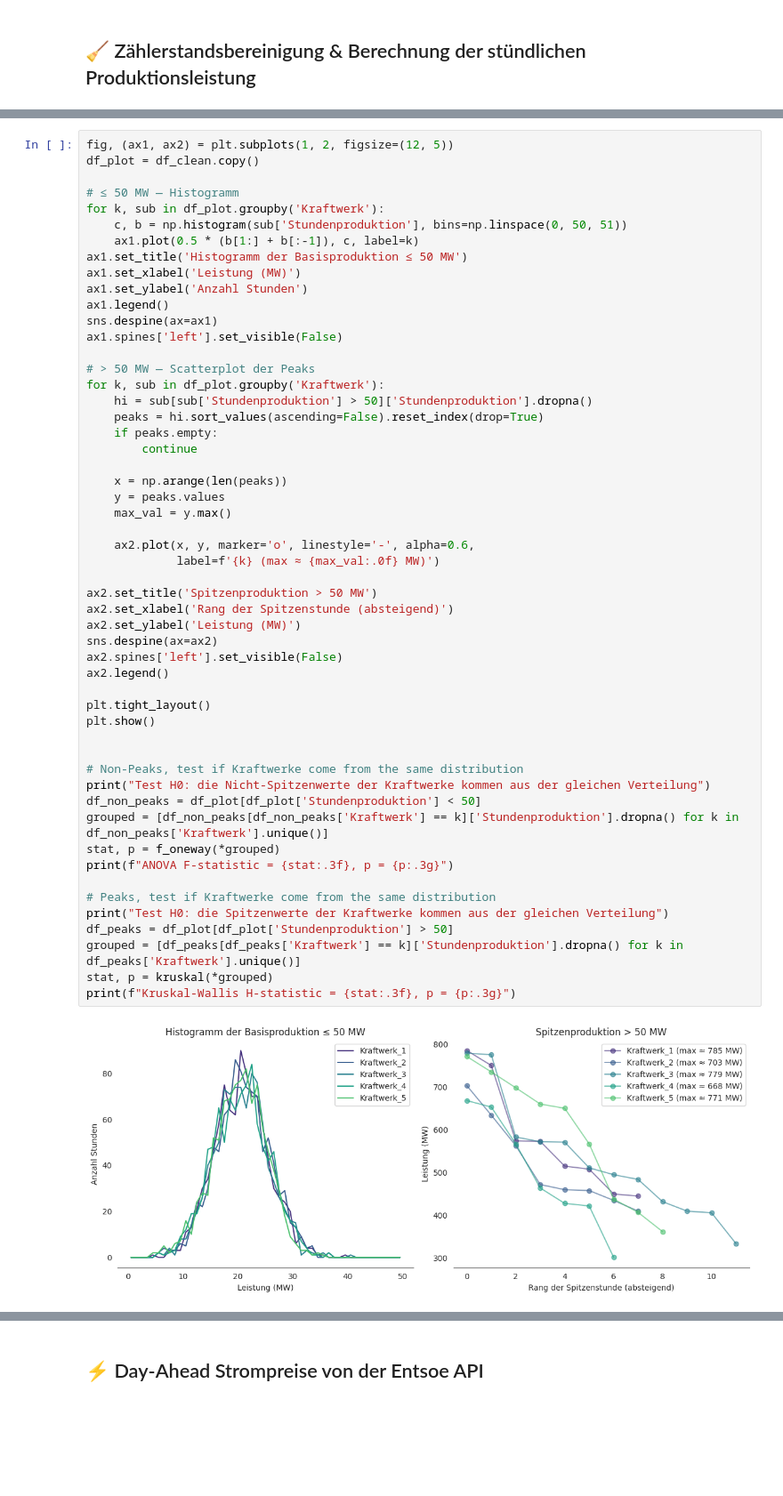
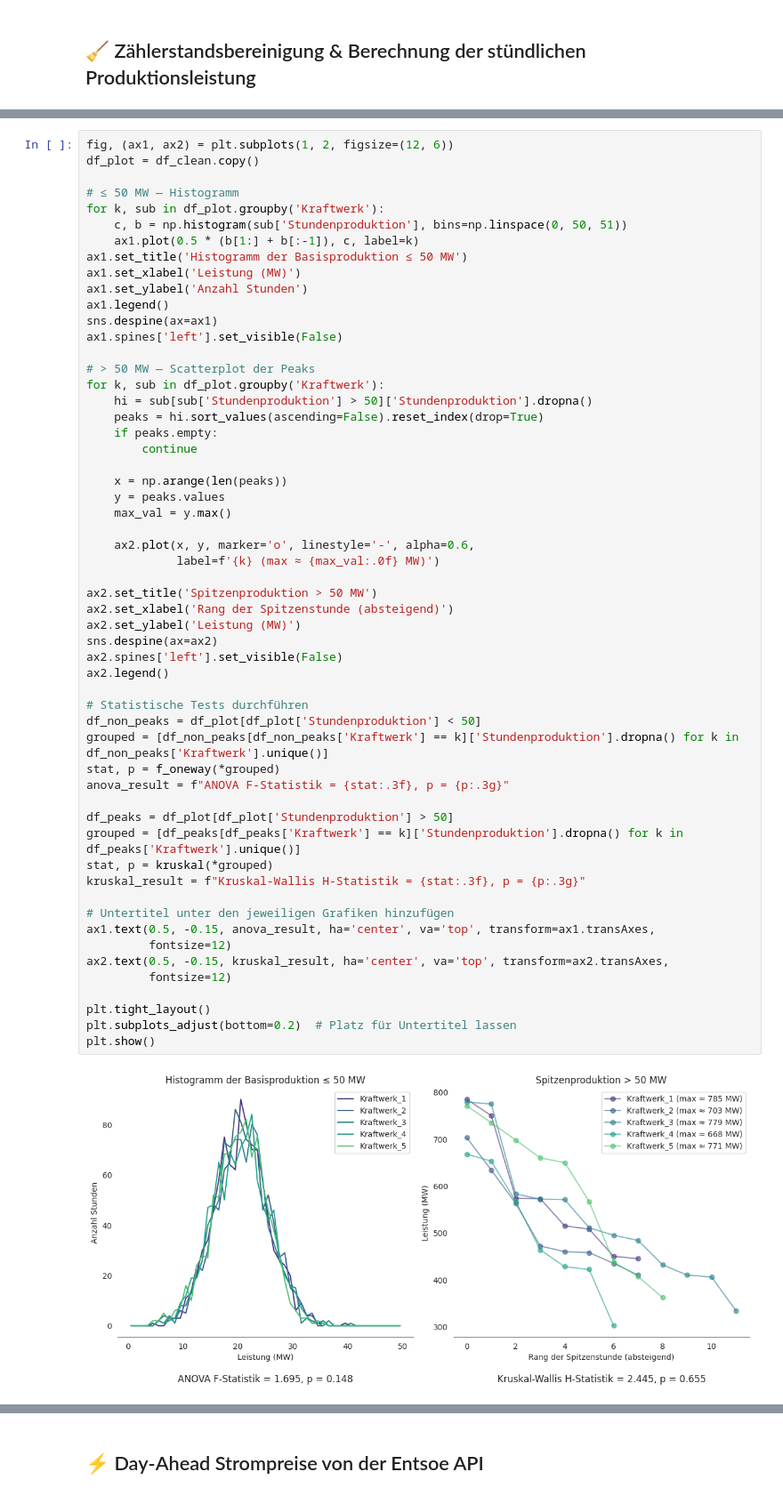
Before and after one commit to schwericke/gasag, a Jupyter notebook: notebooks/Kraftwerksanalyse_komplett.ipynb, the cells around one changed output, grey strips where cells are left out. Shown at 89% size. Cells and saved outputs as stored; diff of their text form; blank space fills up the shorter version.

```diff
--- a/notebooks/Kraftwerksanalyse_komplett.ipynb
+++ b/notebooks/Kraftwerksanalyse_komplett.ipynb
@@ -118,5 +113,5 @@ df_clean.head()
 # %%
-fig, (ax1, ax2) = plt.subplots(1, 2, figsize=(12, 5))
+fig, (ax1, ax2) = plt.subplots(1, 2, figsize=(12, 6))
 df_plot = df_clean.copy()
 
 # ≤ 50 MW — Histogramm
@@ -132,41 +127,44 @@ ax1.spines['left'].set_visible(False)
 
 # > 50 MW — Scatterplot der Peaks
 for k, sub in df_plot.groupby('Kraftwerk'):
     hi = sub[sub['Stundenproduktion'] > 50]['Stundenproduktion'].dropna()
     peaks = hi.sort_values(ascending=False).reset_index(drop=True)
     if peaks.empty:
         continue
 
     x = np.arange(len(peaks))
     y = peaks.values
     max_val = y.max()
 
     ax2.plot(x, y, marker='o', linestyle='-', alpha=0.6,
              label=f'{k} (max ≈ {max_val:.0f} MW)')
 
 ax2.set_title('Spitzenproduktion > 50 MW')
 ax2.set_xlabel('Rang der Spitzenstunde (absteigend)')
 ax2.set_ylabel('Leistung (MW)')
 sns.despine(ax=ax2)
 ax2.spines['left'].set_visible(False)
 ax2.legend()
 
-plt.tight_layout()
-plt.show()
-
-
-# Non-Peaks, test if Kraftwerke come from the same distribution
-print("Test H0: die Nicht-Spitzenwerte der Kraftwerke kommen aus der gleichen Verteilung")
+# Statistische Tests durchführen
 df_non_peaks = df_plot[df_plot['Stundenproduktion'] < 50]
 grouped = [df_non_peaks[df_non_peaks['Kraftwerk'] == k]['Stundenproduktion'].dropna() for k in df_non_peaks['Kraftwerk'].unique()]
 stat, p = f_oneway(*grouped)
-print(f"ANOVA F-statistic = {stat:.3f}, p = {p:.3g}")
+anova_result = f"ANOVA F-Statistik = {stat:.3f}, p = {p:.3g}"
 
-# Peaks, test if Kraftwerke come from the same distribution
-print("Test H0: die Spitzenwerte der Kraftwerke kommen aus der gleichen Verteilung")
 df_peaks = df_plot[df_plot['Stundenproduktion'] > 50]
 grouped = [df_peaks[df_peaks['Kraftwerk'] == k]['Stundenproduktion'].dropna() for k in df_peaks['Kraftwerk'].unique()]
 stat, p = kruskal(*grouped)
-print(f"Kruskal-Wallis H-statistic = {stat:.3f}, p = {p:.3g}")
+kruskal_result = f"Kruskal-Wallis H-Statistik = {stat:.3f}, p = {p:.3g}"
+
+# Untertitel unter den jeweiligen Grafiken hinzufügen
+ax1.text(0.5, -0.15, anova_result, ha='center', va='top', transform=ax1.transAxes,
+         fontsize=12)
+ax2.text(0.5, -0.15, kruskal_result, ha='center', va='top', transform=ax2.transAxes,
+         fontsize=12)
+
+plt.tight_layout()
+plt.subplots_adjust(bottom=0.2)  # Platz für Untertitel lassen
+plt.show()
 # %% [output]
-[figure, old version]
+[figure, new version]
```
Also changed, not shown: parts of 14 cells of this notebook, 2 other files.
